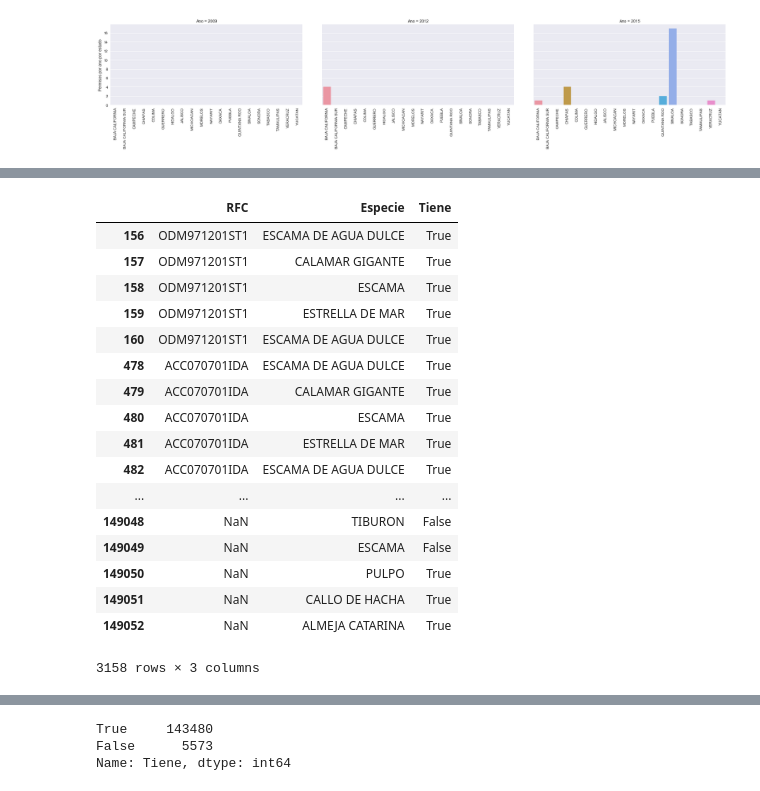
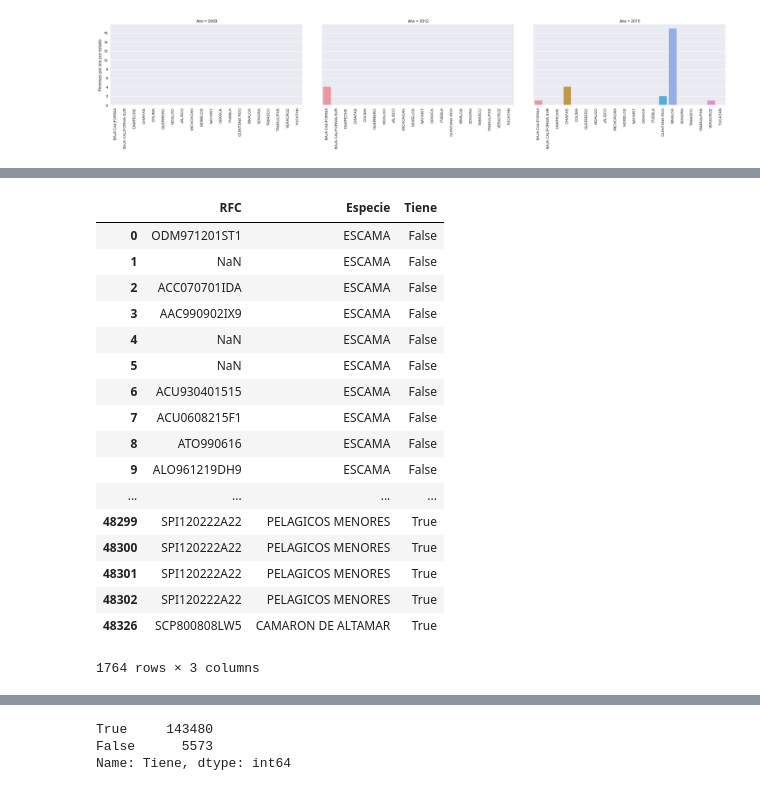
Before and after one commit to pescandodatos/analisis, a Jupyter notebook: Beneficio_Social.ipynb, the cells around one changed output, grey strips where cells are left out. Drawn from its saved outputs; the diff is of its cells as text; code cells hidden in the pictures.

```diff
--- a/Beneficio_Social.ipynb
+++ b/Beneficio_Social.ipynb
@@ -44,0 +117,15 @@ g2 = sns.factorplot(x="Entidad", y="Concesiones", col="Ano", data=permisos_conce
+# %%
+# Las embarcaciones mayores es pescaderia industrial
+
+permisos_embarcaciones_mayores = pandas.read_csv('../datos/permisos_concesiones/embarcaciones_mayores.csv')
+
+# La columna debe ser RNPA para el merge
+permisos_embarcaciones_mayores['RNPA'] = permisos_embarcaciones_mayores['Rnpa']
+
+permisos_embarcaciones_mayores.head()
+
+# RNPA has to be a int64 and not float64 - TODO
+# Geolocalizar por Localidad, Municipio, Estado - TODO
+
+# Mapa de Permisos por estado - TODO
+# Mapa de cantidad de permisos por especie por estado - TODO
@@ -45,19 +139,16 @@ g2 = sns.factorplot(x="Entidad", y="Concesiones", col="Ano", data=permisos_conce
 # %%
-# Permisos
-# main_ID,Estado,Municipio,Localidad,RNPA,Titular,Especie,Area,Inicio,Termino
-permisos_embarcaciones_menores = pandas.read_csv('../datos/permisos_concesiones/embarcaciones_menores.csv')
-permisos_embarcaciones_mayores = pandas.read_csv('../datos/permisos_concesiones/embarcaciones_mayores.csv')
 
 ############# En teoría, solo las personas con permiso pueden ser beneficiarios #############
 
-# Beneficiarios de apoyo combustibles Diesel 2011 - 2015
+#  --------------- Beneficiarios de apoyo combustibles Diesel 2011 - 2015 ---------------
+
 # main_ID,Ano,Beneficiario,RFC,RNPA,Estado,Municipio,Localidad,Monto
-
 diesel = pandas.read_csv('../datos/apoyos_subsidios/2011_2015_beneficiarios_diesel.csv')
 
+# Mirar los eneficiarios que no tienen ningun permiso asociado - TODO
+
 # Une los beneficiarios con los permisos
-beneficiarios_permisos = pandas.merge(diesel, permisos_embarcaciones_mayores,
-                                      on='RNPA', how='inner', suffixes=('_x', '_y'))
+beneficiarios_permisos = pandas.merge(diesel, permisos_embarcaciones_mayores, on='RNPA', how='inner', suffixes=('_x', '_y'))
 
 # Convertir las fechas a años
 beneficiarios_permisos.tyear = pandas.to_datetime(beneficiarios_permisos['Termino']).dt.year
@@ -67,10 +158,7 @@ beneficiarios_permisos.iyear = pandas.to_datetime(beneficiarios_permisos['Inicio
 beneficiarios_permisos['Tiene'] = np.where(((beneficiarios_permisos.Ano >= beneficiarios_permisos.iyear) & (beneficiarios_permisos.Ano <= beneficiarios_permisos.tyear)), True, False)
 
 # Mostrar tabla de beneficios sin permiso con RNPA, fecha del permiso, año del beneficio
-#beneficiarios_permisos.tail() # Beneficiario, 'Area', 'Especie','Ano', 'Inicio', 'Termino','Tiene'
-
 bp = beneficiarios_permisos[['Beneficiario', 'RFC', 'Estado_x', 'Area', 'Especie','Ano', 'Inicio', 'Termino','Tiene']]
 
-group_estado = bp.groupby(['Estado_x', 'Tiene'])
-group_estado.size().plot(kind='bar')
+bp.head()
 # %% [output]
@@ -130,26 +215,28 @@ bp[['Ano', 'Estado_x', 'Tiene', 'RFC']].groupby(['Ano', 'Estado_x', 'Tiene']).co
 # %%
 
 # Beneficiarios con el mismo RFC y sus permisos por Especie
-beneficiarios_permisos[['RFC','Especie','Tiene']].groupby('RFC').tail()
+beneficiarios_permisos[['RFC','Especie','Tiene']].groupby('RFC').head()
+
+# Buscar la forma de mapear esta información - TODO
 # %% [output]
 |  | RFC | Especie | Tiene |
-| 156 | ODM971201ST1 | ESCAMA DE AGUA DULCE | True |
-| 157 | ODM971201ST1 | CALAMAR GIGANTE | True |
-| 158 | ODM971201ST1 | ESCAMA | True |
-| 159 | ODM971201ST1 | ESTRELLA DE MAR | True |
-| 160 | ODM971201ST1 | ESCAMA DE AGUA DULCE | True |
-| 478 | ACC070701IDA | ESCAMA DE AGUA DULCE | True |
-| 479 | ACC070701IDA | CALAMAR GIGANTE | True |
-| 480 | ACC070701IDA | ESCAMA | True |
-| 481 | ACC070701IDA | ESTRELLA DE MAR | True |
-| 482 | ACC070701IDA | ESCAMA DE AGUA DULCE | True |
+| 0 | ODM971201ST1 | ESCAMA | False |
+| 1 | NaN | ESCAMA | False |
+| 2 | ACC070701IDA | ESCAMA | False |
+| 3 | AAC990902IX9 | ESCAMA | False |
+| 4 | NaN | ESCAMA | False |
+| 5 | NaN | ESCAMA | False |
+| 6 | ACU930401515 | ESCAMA | False |
+| 7 | ACU0608215F1 | ESCAMA | False |
+| 8 | ATO990616 | ESCAMA | False |
+| 9 | ALO961219DH9 | ESCAMA | False |
 | ... | ... | ... | ... |
-| 149048 | NaN | TIBURON | False |
-| 149049 | NaN | ESCAMA | False |
-| 149050 | NaN | PULPO | True |
-| 149051 | NaN | CALLO DE HACHA | True |
-| 149052 | NaN | ALMEJA CATARINA | True |
+| 48299 | SPI120222A22 | PELAGICOS MENORES | True |
+| 48300 | SPI120222A22 | PELAGICOS MENORES | True |
+| 48301 | SPI120222A22 | PELAGICOS MENORES | True |
+| 48302 | SPI120222A22 | PELAGICOS MENORES | True |
+| 48326 | SCP800808LW5 | CAMARON DE ALTAMAR | True |
-3158 rows × 3 columns
+1764 rows × 3 columns
 # %%
 # Beneficiarios con el mismo RFC y sus permisos por Estado
 beneficiarios_permisos[['RFC','Estado_x','Tiene']].groupby('RFC').tail()
```
Also changed, not shown: parts of 21 cells of this notebook.
